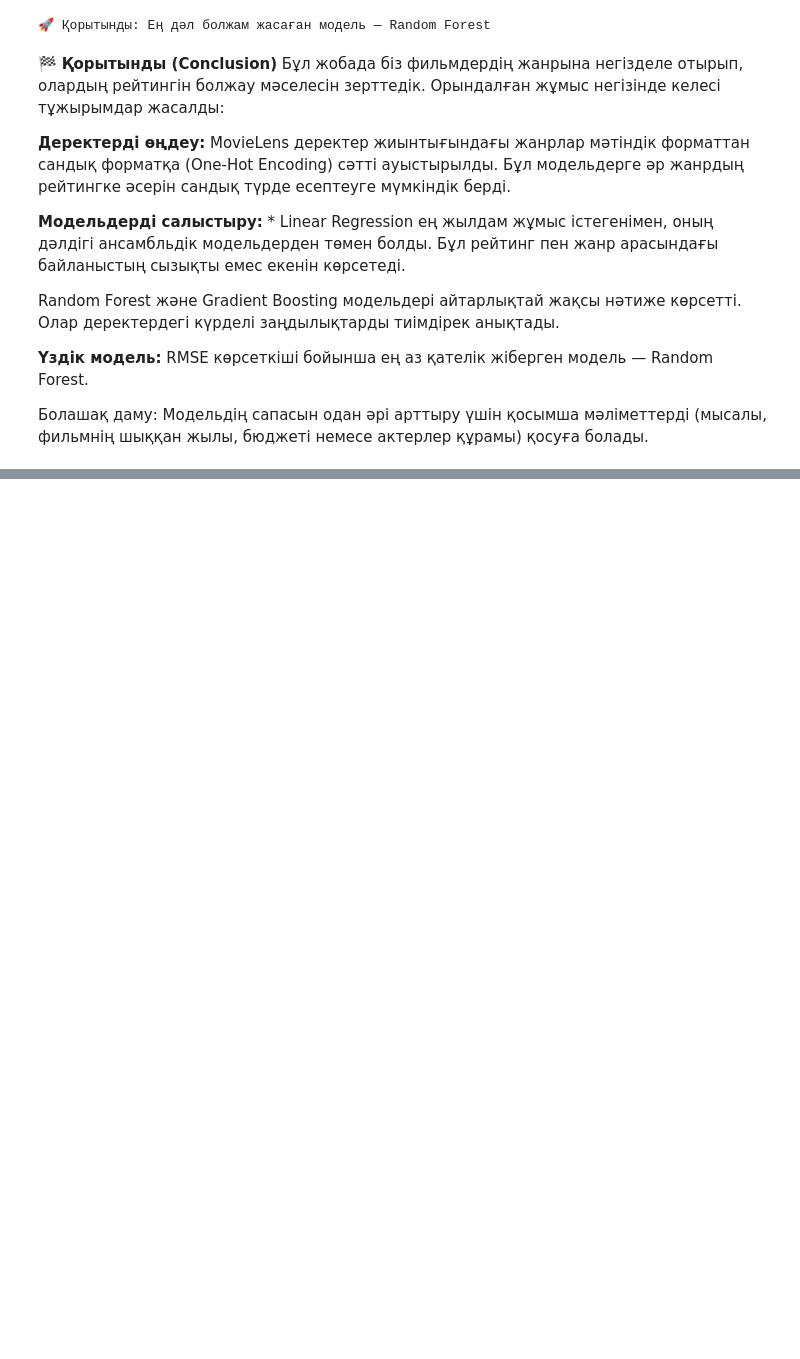
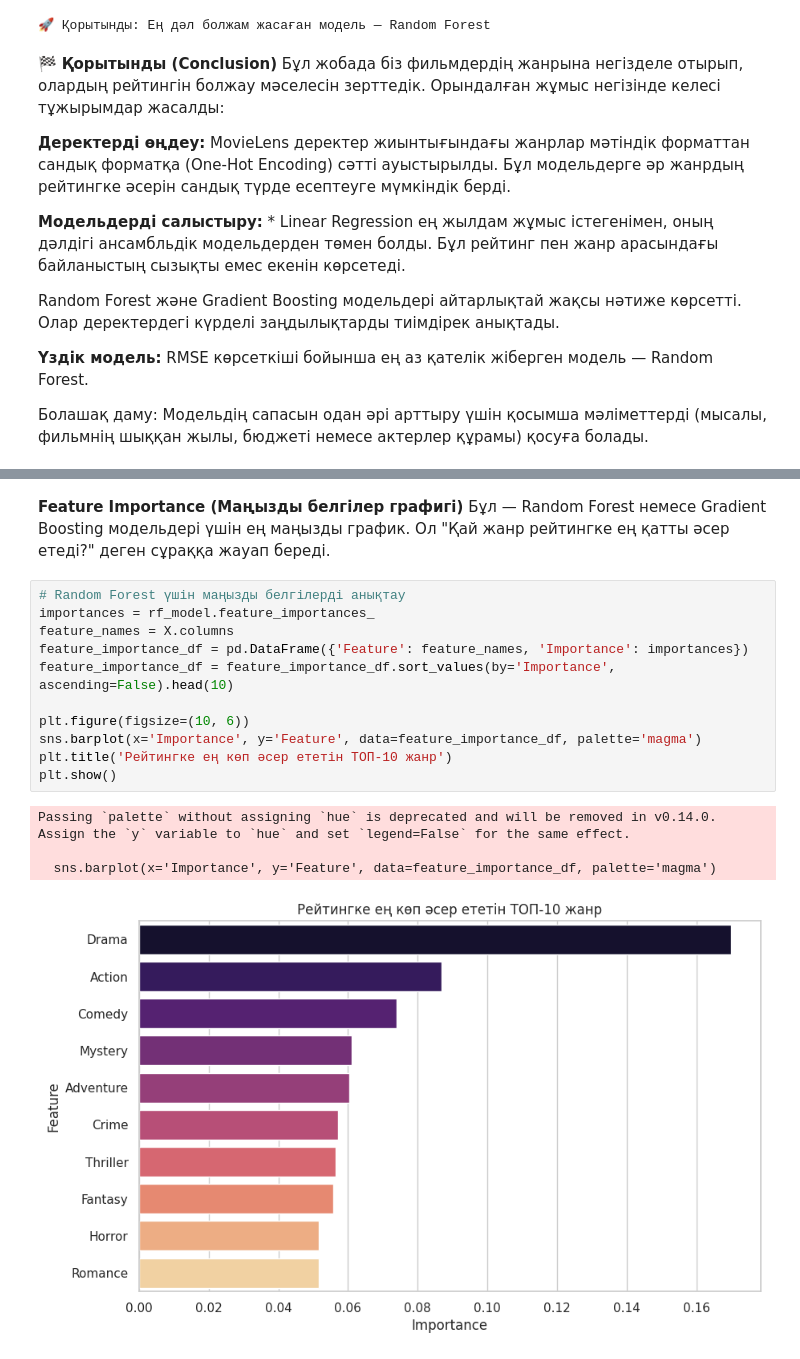
Before and after one commit to ansaganakhat/project-1, a Jupyter notebook: MovieRatingPrediction.ipynb, the cells around one changed output, grey strips where cells are left out. Cells and saved outputs as stored; diff of their text form; blank space fills up the shorter version.

```diff
--- a/MovieRatingPrediction.ipynb
+++ b/MovieRatingPrediction.ipynb
@@ -210,0 +211,19 @@ Gradient Boosting болжамы: 3.35
+# %% [markdown]
+**Feature Importance (Маңызды белгілер графигі)**
+Бұл — Random Forest немесе Gradient Boosting модельдері үшін ең маңызды график. Ол "Қай жанр рейтингке ең қатты әсер етеді?" деген сұраққа жауап береді.
+# %%
+# Random Forest үшін маңызды белгілерді анықтау
+importances = rf_model.feature_importances_
+feature_names = X.columns
+feature_importance_df = pd.DataFrame({'Feature': feature_names, 'Importance': importances})
+feature_importance_df = feature_importance_df.sort_values(by='Importance', ascending=False).head(10)
+
+plt.figure(figsize=(10, 6))
+sns.barplot(x='Importance', y='Feature', data=feature_importance_df, palette='magma')
+plt.title('Рейтингке ең көп әсер ететін ТОП-10 жанр')
+plt.show()
+# %% [output]
+Passing `palette` without assigning `hue` is deprecated and will be removed in v0.14.0. Assign the `y` variable to `hue` and set `legend=False` for the same effect.
+
+  sns.barplot(x='Importance', y='Feature', data=feature_importance_df, palette='magma')
+[figure, added]
```
Also changed, not shown: parts of 12 cells of this notebook.
